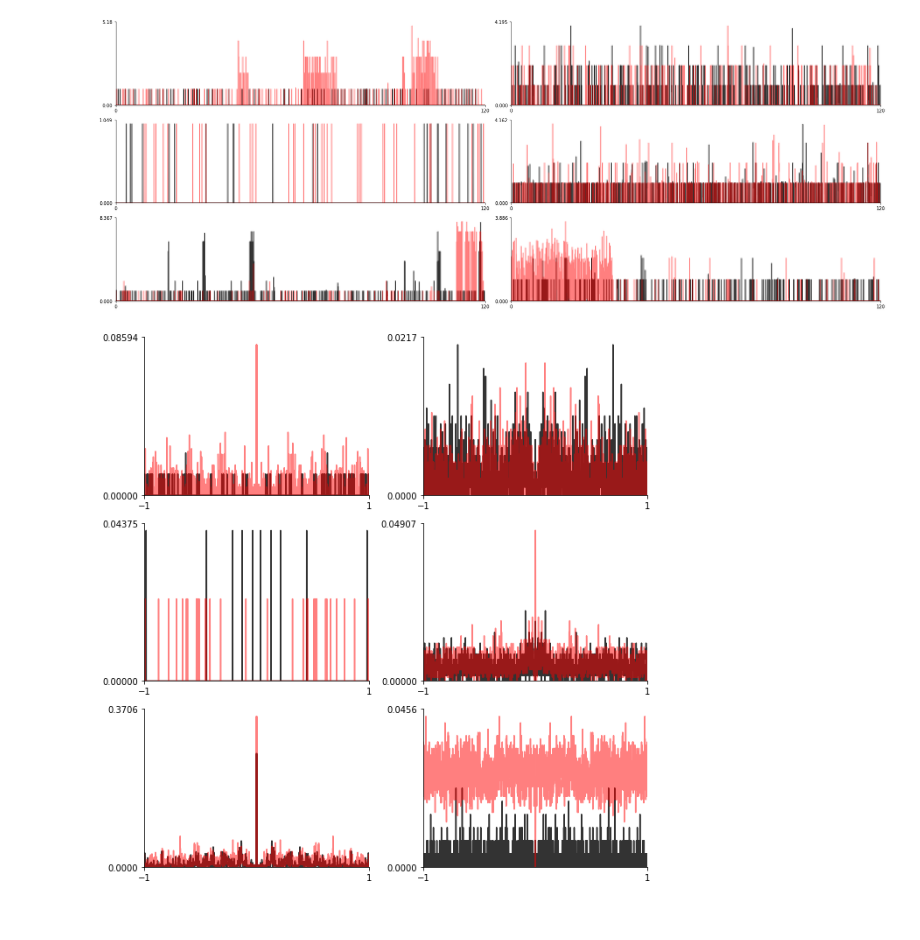
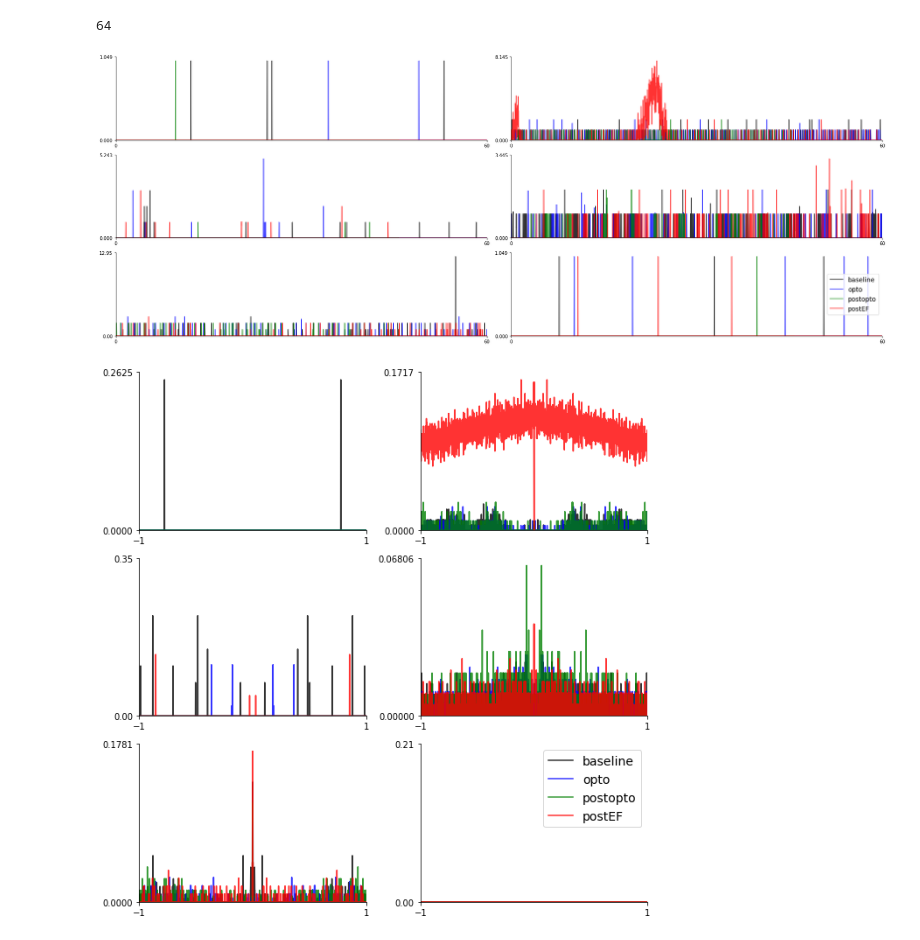
Before and after one commit to voytekresearch/OscillatoryOrganoids, a Jupyter notebook: analyze_pre_post.ipynb, the cells around one changed output. Saved outputs shown, nothing was run; the diff lists cells and outputs as text; code cells hidden in the pictures.

Commit message:
changed plotting in jnb

```diff
--- a/analyze_pre_post.ipynb
+++ b/analyze_pre_post.ipynb
@@ -1,30 +1,59 @@
 # %%
 %matplotlib inline
 import matplotlib.pyplot as plt
+import numpy as np
 from scipy import io
 from seaborn import despine
+import os
+plt.rcParams['axes.prop_cycle'] = plt.cycler(color=["k", "b", "g", "r"])
-# %%
-datafolder = '/Users/rdgao/Documents/data/Muotri/Jason/2020_04_08_thal_orgs_EF_5min_2Vpp_10Hz/'
-data_pre = io.loadmat(datafolder+'pre/summary.mat', squeeze_me=True)
-data_post = io.loadmat(datafolder+'post/summary.mat', squeeze_me=True)
-wells = data_pre['wells']-1
+# %%
+datafolder = '/Users/rdgao/Documents/data/Muotri/Jason/MEA/thalamus/4.21.20/'
+datafiles = [datafolder+f for f in os.listdir(datafolder) if os.path.isdir(datafolder+f)]
+datafiles = np.array(datafiles)[[0,3,2,1]]
+datasets = [io.loadmat(f+'/summary.mat', squeeze_me=True) for f in datafiles]
+wells = datasets[0]['wells']-1
+# %%
+datasets[0]['PSDw'][0].shape[1]
+# %% [output]
+64
 # %%
-def plot_comp_ts(data_pre, data_post, wells, feat_x, feat_y, XL, YL, plot_dim):
+def plot_comp_ts(datasets, wells, feat_x, feat_y, XL, YL, plot_dim):
     for i_w, well in enumerate(wells):
         plt.subplot(plot_dim[0],plot_dim[1],i_w+1)
-        plt.plot(data_pre[feat_x], data_pre[feat_y][well,:], 'k', alpha=0.8)
-        plt.plot(data_post[feat_x], data_post[feat_y][well,:], 'r', alpha=0.5)
+        for ds in datasets:
+            plt.plot(ds[feat_x], ds[feat_y][well,:], alpha=0.8)
+
         plt.xlim(XL); plt.ylim(YL)
         plt.xticks(plt.xlim()); plt.yticks(plt.ylim())
 
     plt.tight_layout(); despine()
+
+
+def plot_comp_intrawell(datasets, well, feat_x, feat_y, XL, YL, plot_dim, loglog=[0,0]):
+    chans = datasets[0][feat_y][well].shape[1]
+    for i_c, chan in enumerate(range(chans)):
+        plt.subplot(plot_dim[0],plot_dim[1], i_c+1)
+        for ds in datasets:
+            plt.plot(ds[feat_x], ds[feat_y][well][:,chan], alpha=0.8)
+
+        if loglog[0]: plt.xscale('log')
+        if loglog[1]: plt.yscale('log')
+
+        plt.xlim(XL); plt.ylim(YL)
+        plt.xticks(plt.xlim()); plt.yticks([])
+
+    plt.tight_layout(); despine()
 # %%
 plt.figure(figsize=(24,9))
-plot_comp_ts(data_pre, data_post, wells, 't_ds', 'nws_smo', [0,120], [0,None], [3,2])
+plot_comp_ts(datasets, wells, 't_ds', 'nws_smo', [0,60], [0,None], [3,2])
+plt.legend(['baseline','opto','postopto','postEF'], fontsize=14, loc='right')
+plt.savefig(datafolder+'networkspikes.pdf')
 # %% [output]
-[figure, old version]
+[figure, new version]
 # %%
 plt.figure(figsize=(9,9))
-plot_comp_ts(data_pre, data_post, wells, 't_ac', 'ac', [-1,1], [0, None], [3,2])
+plot_comp_ts(datasets, wells, 't_ac', 'ac', [-1,1], [0,None], [3,2])
+plt.legend(['baseline','opto','postopto','postEF'], fontsize=14)
+plt.savefig(datafolder+'network_acf.pdf')
 # %% [output]
-[figure, old version]
+[figure, new version]
```
Also changed, not shown: parts of 1 cell of this notebook, 1 other file.
